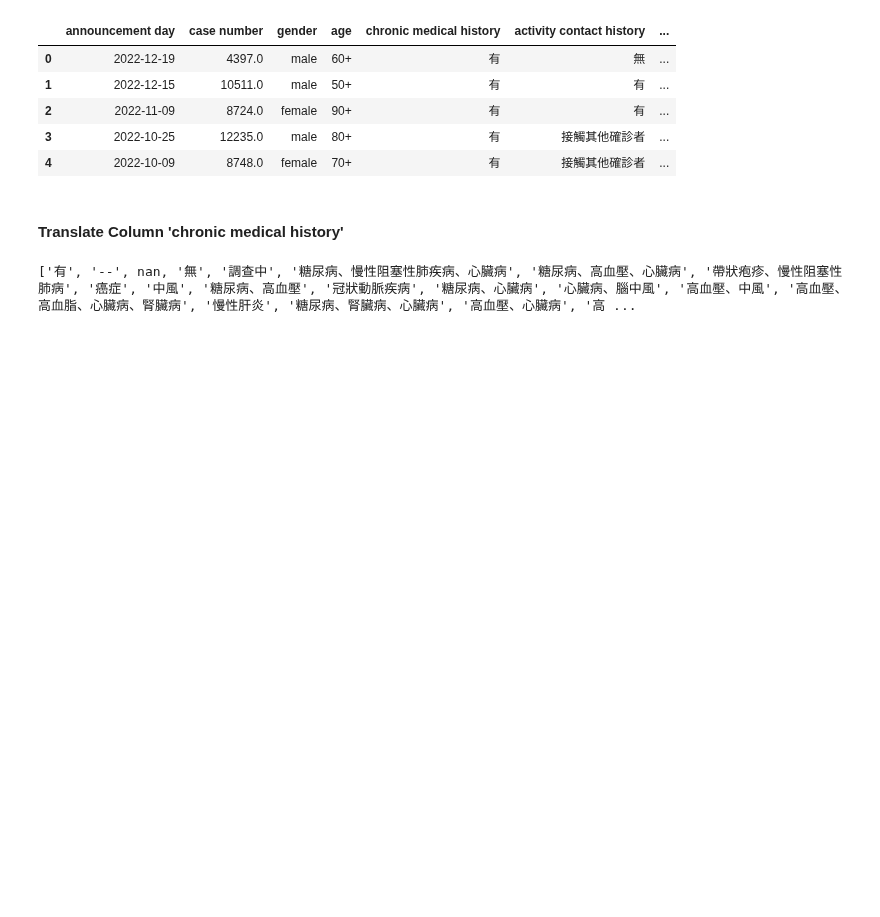
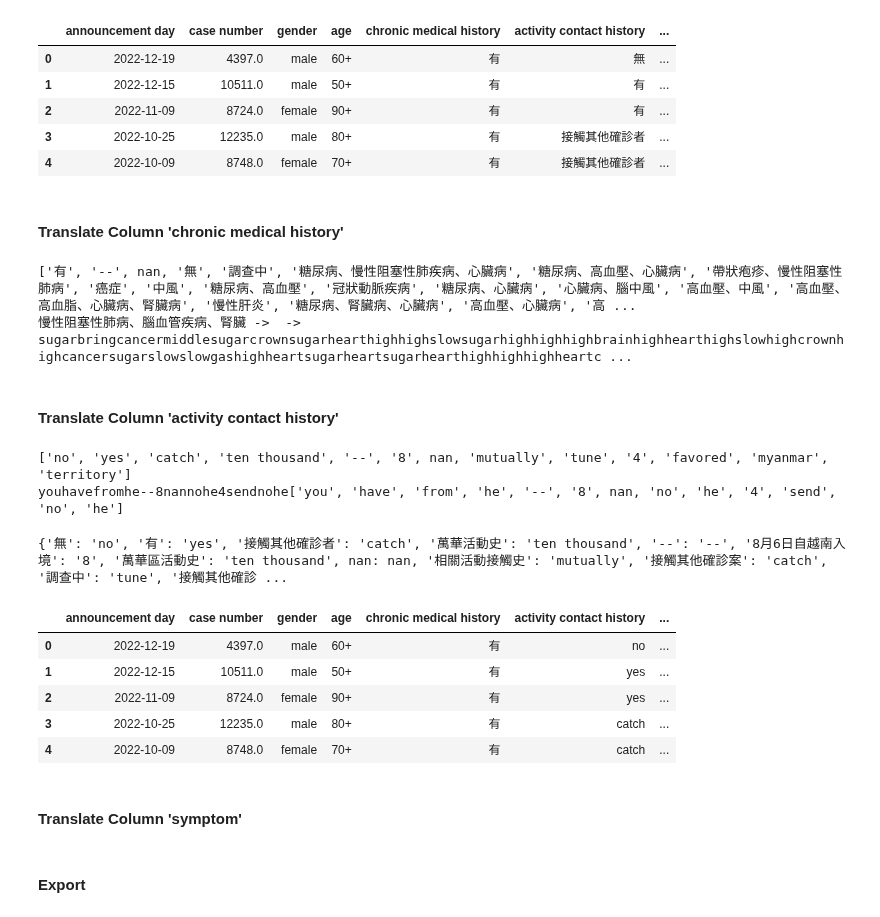
Before and after one commit to belongtothenight/BD_ML_Code, a Jupyter notebook: src/BD_w14_hw.ipynb, the cells around one changed output. Drawn from its saved outputs; the diff is of its cells as text; code cells hidden in the pictures; blank space fills up the shorter version.

```diff
--- a/src/BD_w14_hw.ipynb
+++ b/src/BD_w14_hw.ipynb
@@ -333,8 +337,10 @@ data.head()
 #### Translate Column 'chronic medical history'
 # %%
 cmhs = data['chronic medical history'].unique().tolist()
+print(cmhs)
 cmhs_ts = []
 for element in cmhs:
+    print(f'{element} -> ', end='')
     if type(element) == float:
         pass
     elif element == '--':
@@ -351,6 +357,9 @@ for element in cmhs:
         element = translate(element)[0]
         element = element.lower()
     cmhs_ts.append(element)
+    print(element, end='\r')
+print(cmhs_ts)
 # %% [output]
 ['有', '--', nan, '無', '調查中', '糖尿病、慢性阻塞性肺疾病、心臟病', '糖尿病、高血壓、心臟病', '帶狀疱疹、慢性阻塞性肺病', '癌症', '中風', '糖尿病、高血壓', '冠狀動脈疾病', '糖尿病、心臟病', '心臟病、腦中風', '高血壓、中風', '高血壓、高血脂、心臟病、腎臟病', '慢性肝炎', '糖尿病、腎臟病、心臟病', '高血壓、心臟病', '高 ...
+慢性阻塞性肺病、腦血管疾病、腎臟 ->  ->  sugarbringcancermiddlesugarcrownsugarhearthighhighslowsugarhighhighhighbrainhighhearthighslowhighcrownhighcancersugarslowslowgashighheartsugarheartsugarhearthighhighhighheartc ...
 # %%
@@ -361,0 +372,50 @@ data.head()
+# %% [markdown]
+#### Translate Column 'activity contact history'
+# %%
+achs = data['activity contact history'].unique().tolist()
+print(achs)
+achs_ts = []
+for element in achs:
+    print(f'{element} -> ', end='')
+    try:
+        if type(element) == float:
+            pass
+        elif element == '--':
+            pass
+        elif element == '有':
+            element = 'yes'
+        elif element == '無':
+            element = 'no'
+        else:
+            element = element.replace('、', ',')
+            element = element.replace('，', ',')
+            element = element.replace('；', ',')
+            element = element.replace(';', ',')
+            element = element.replace(' ', '')
+            element = element.replace('　', '')
+            element = translate(element)[0]
+            element = element.lower()
+    except:
+        print('error element: ', element)
+    achs_ts.append(element)
+    print(element, end='\r')
+print(achs_ts)
+# %% [output]
+['no', 'yes', 'catch', 'ten thousand', '--', '8', nan, 'mutually', 'tune', '4', 'favored', 'myanmar', 'territory']
+youhavefromhe--8nannohe4sendnohe['you', 'have', 'from', 'he', '--', '8', nan, 'no', 'he', '4', 'send', 'no', 'he']
+# %%
+# perform really bad
+achs_dict = dict(zip(achs, achs_ts))
+print(achs_dict)
+data['activity contact history'] = data['activity contact history'].map(achs_dict)
+data.head()
+# %% [output]
+{'無': 'no', '有': 'yes', '接觸其他確診者': 'catch', '萬華活動史': 'ten thousand', '--': '--', '8月6日自越南入境': '8', '萬華區活動史': 'ten thousand', nan: nan, '相關活動接觸史': 'mutually', '接觸其他確診案': 'catch', '調查中': 'tune', '接觸其他確診 ...
+|  | announcement day | case number | gender | age | chronic medical history | activity contact history | ... |
+| 0 | 2022-12-19 | 4397.0 | male | 60+ | 有 | no | ... |
+| 1 | 2022-12-15 | 10511.0 | male | 50+ | 有 | yes | ... |
+| 2 | 2022-11-09 | 8724.0 | female | 90+ | 有 | yes | ... |
+| 3 | 2022-10-25 | 12235.0 | male | 80+ | 有 | catch | ... |
+| 4 | 2022-10-09 | 8748.0 | female | 70+ | 有 | catch | ... |
+# %% [markdown]
+#### Translate Column 'symptom'
@@ -361,0 +460,2 @@ data.head()
+# %% [markdown]
+#### Export
```
Also changed, not shown: parts of 5 cells of this notebook.
